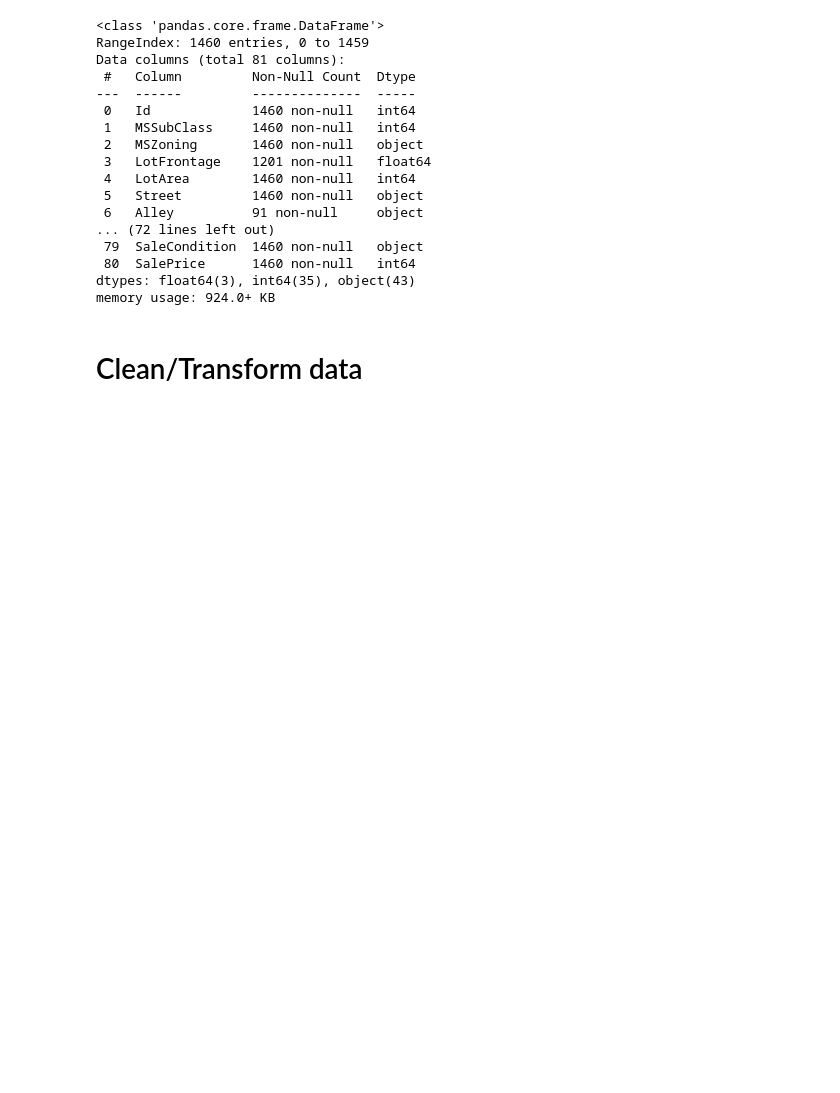
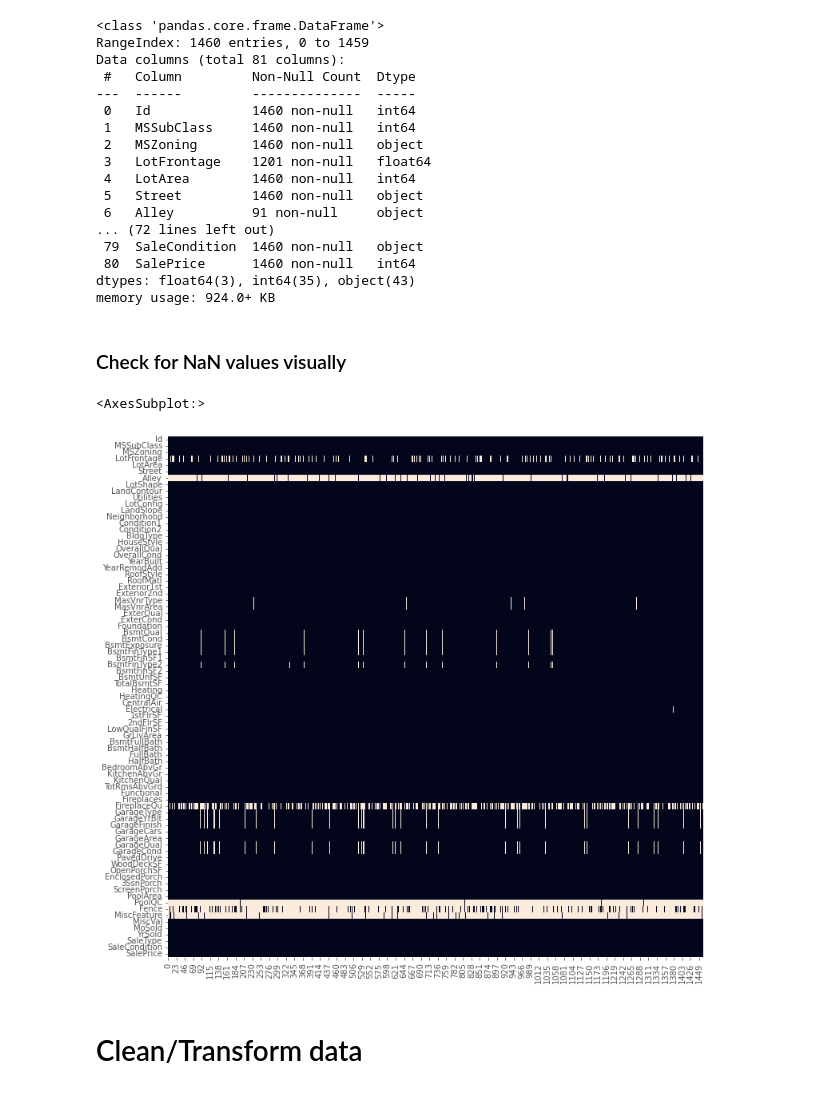
Before and after one commit to sputnik516/ML4AT, a Jupyter notebook: _scratch_code/kaggle/housePxPredict.ipynb, the cells around one changed output. Cells and saved outputs as stored; diff of their text form; code cells hidden in the pictures; blank space fills up the shorter version.

```diff
--- a/_scratch_code/kaggle/housePxPredict.ipynb
+++ b/_scratch_code/kaggle/housePxPredict.ipynb
@@ -100,6 +98,14 @@ Data columns (total 81 columns):
  80  SalePrice      1460 non-null   int64
 dtypes: float64(3), int64(35), object(43)
 memory usage: 924.0+ KB
+# %% [markdown]
+### Check for NaN values visually
+# %%
+fig, ax = plt.subplots(figsize=(12, 12))
+sns.heatmap(train.isna().T, yticklabels=True, ax=ax, cbar=False)
+# %% [output]
+<AxesSubplot:>
+[figure, added]
 # %% [markdown]
 # Clean/Transform data
 # %%
```
Also changed, not shown: parts of 16 cells of this notebook, 2 other files.
